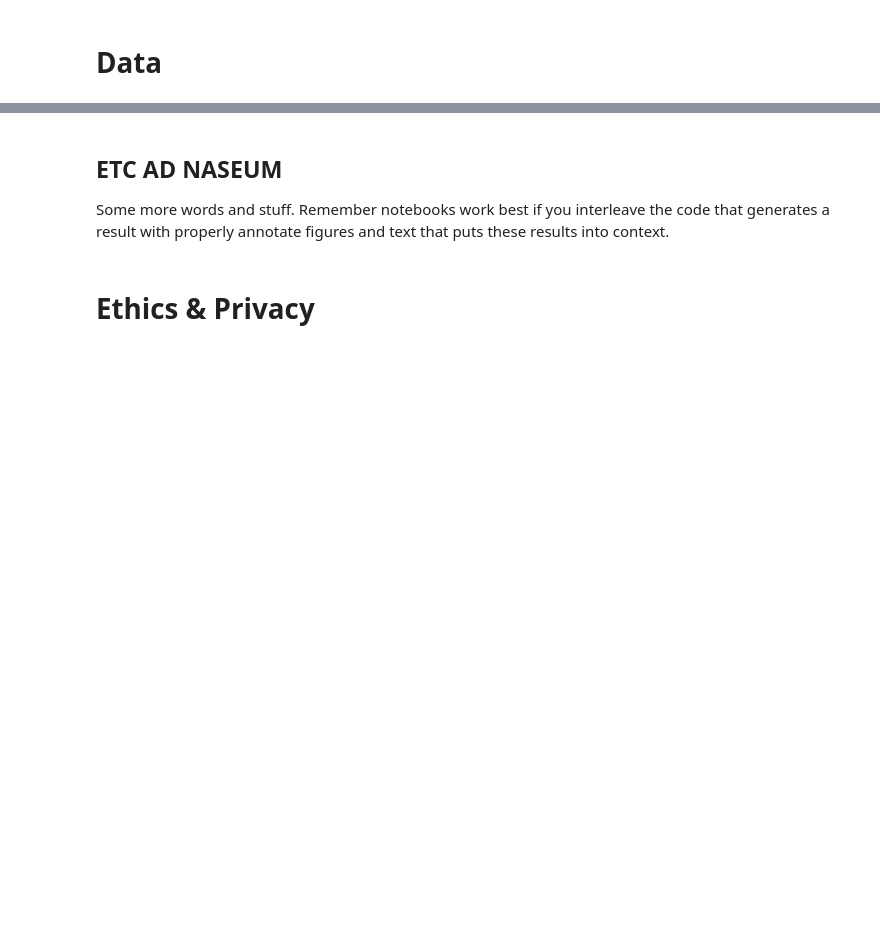
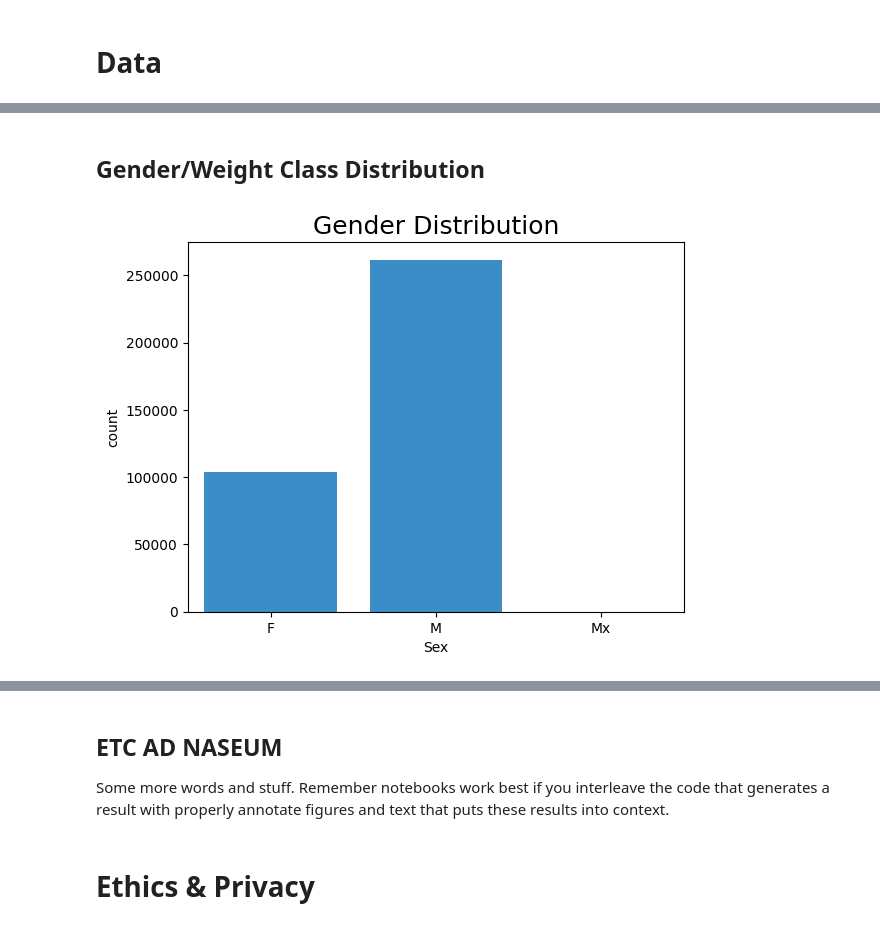
Before and after one commit to COGS108/Group035_WI24, a Jupyter notebook: FinalProject_Group035_WI24.ipynb, the cells around one changed output, grey strips where cells are left out. Saved outputs shown, nothing was run; the diff lists cells and outputs as text; code cells hidden in the pictures; blank space fills up the shorter version.

```diff
--- a/FinalProject_Group035_WI24.ipynb
+++ b/FinalProject_Group035_WI24.ipynb
@@ -99,0 +136,5 @@ Some more words and stuff.  Remember notebooks work best if you interleave the c
+# %%
+#Filter out any rows where there is no lift data, or lifter was no-show to the competition
+df = df.drop(['Goodlift','Wilks','Glossbrenner'], axis=1)
+df = df[~((df['Squat1Kg'].isna()) & (df['Bench1Kg'].isna()) & (df['Deadlift1Kg'].isna()))]
+df = df[df['Place'] != 'NS']
@@ -99,0 +239,29 @@ Some more words and stuff.  Remember notebooks work best if you interleave the c
+# %%
+def clean_outliers(df_toclean, col):
+
+    #under no circumstances would anyone need a 100% increase
+    df_toclean = df_toclean[df_toclean[col] < 100]
+
+    #not possible to decrease weight, data entry error.
+    df_toclean = df_toclean[df_toclean[col] > 0]
+
+    Q1 = df_toclean[col].quantile(0.25)
+    Q3 = df_toclean[col].quantile(0.75)
+    IQR = Q3 - Q1
+
+    upper_whisker = Q3 + (1.5 * IQR)
+    # Filter out the data points that are greater than the upper whisker value
+    df_toclean = df_toclean[df_toclean[col] <= upper_whisker]
+
+    return df_toclean
+# %%
+LIFT_INCREASE_COLUMNS = ['squat12_percent_increase','squat23_percent_increase', 'bench12_percent_increase', 'bench23_percent_increase', 'Deadlift12_percent_increase', 'Deadlift23_percent_increase']
+
+df = clean_outliers(df, 'bench23_percent_increase')
+df = clean_outliers(df, 'squat12_percent_increase')
+df = clean_outliers(df, 'squat23_percent_increase')
+df = clean_outliers(df, 'bench12_percent_increase')
+df = clean_outliers(df, 'Deadlift12_percent_increase')
+df = clean_outliers(df, 'Deadlift23_percent_increase')
+
+df[LIFT_INCREASE_COLUMNS].describe()
@@ -99,0 +319,12 @@ Some more words and stuff.  Remember notebooks work best if you interleave the c
+# %% [markdown]
+## Gender/Weight Class Distribution
+# %%
+# Remove duplicate names/sex, get the number of times they've competed, and then count the sexes
+df_times_competed = df.groupby(['Name','Sex']).size().reset_index(name='times_competed')
+df_times_competed['Sex'].value_counts()
+
+sns.countplot(data=df, x='Sex', color='#258fdf')
+plt.title('Gender Distribution', fontsize=18)
+plt.show()
+# %% [output]
+[figure, added]
```
Also changed, not shown: parts of 65 cells of this notebook.
